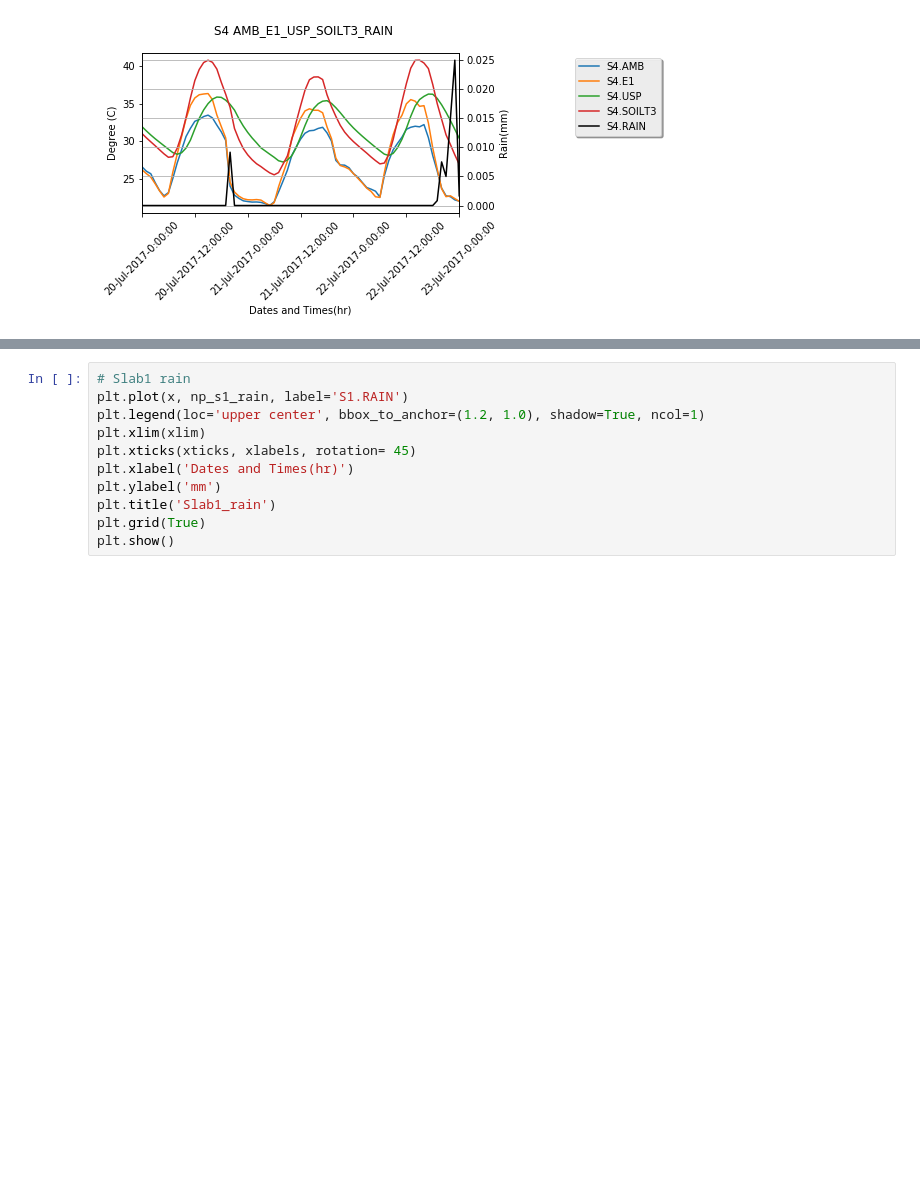
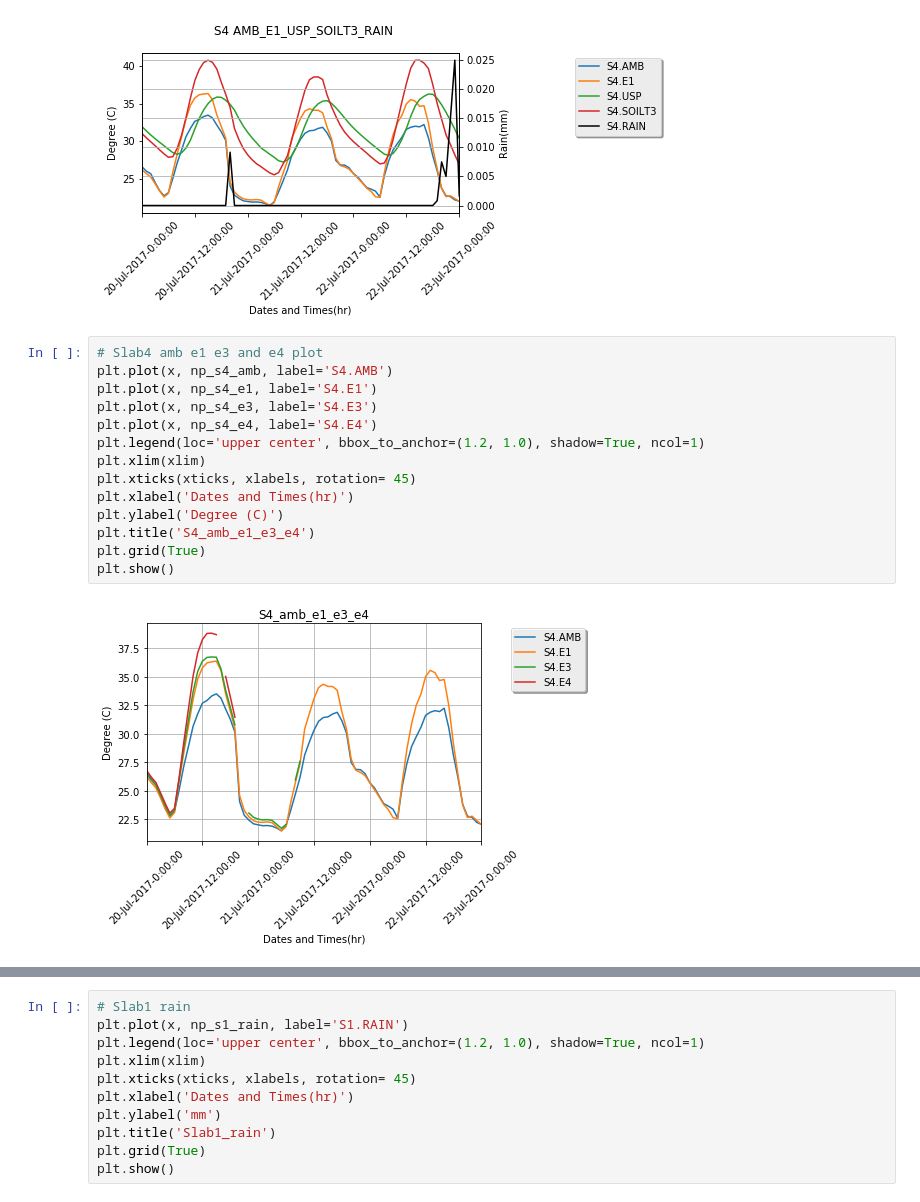
Before and after one commit to mattandersoninf/ALDataAnalysis, a Jupyter notebook: Jul20_Jul22_Analysis.ipynb, the cells around one changed output, grey strips where cells are left out. Cells and saved outputs as stored; diff of their text form; blank space fills up the shorter version.

```diff
--- a/Jul20_Jul22_Analysis.ipynb
+++ b/Jul20_Jul22_Analysis.ipynb
@@ -605,4 +608,20 @@ plt.grid(True)
 plt.show()
 # %% [output]
 [figure]
+# %%
+# Slab4 amb e1 e3 and e4 plot
+plt.plot(x, np_s4_amb, label='S4.AMB')
+plt.plot(x, np_s4_e1, label='S4.E1')
+plt.plot(x, np_s4_e3, label='S4.E3')
+plt.plot(x, np_s4_e4, label='S4.E4')
+plt.legend(loc='upper center', bbox_to_anchor=(1.2, 1.0), shadow=True, ncol=1)
+plt.xlim(xlim)
+plt.xticks(xticks, xlabels, rotation= 45)
+plt.xlabel('Dates and Times(hr)')
+plt.ylabel('Degree (C)')
+plt.title('S4_amb_e1_e3_e4')
+plt.grid(True)
+plt.show()
+# %% [output]
+[figure, added]
 # %%
```
Also changed, not shown: parts of 5 cells of this notebook.
